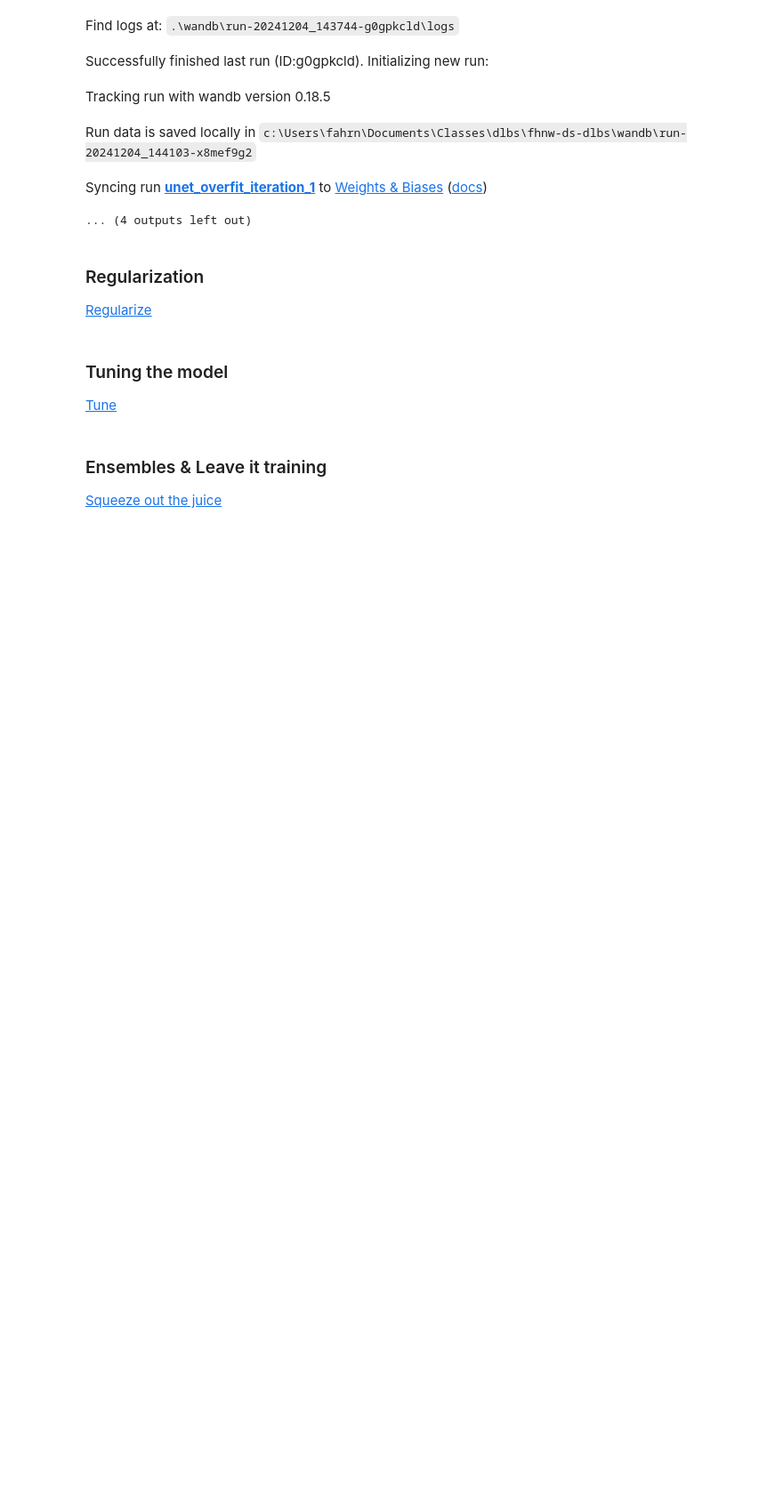
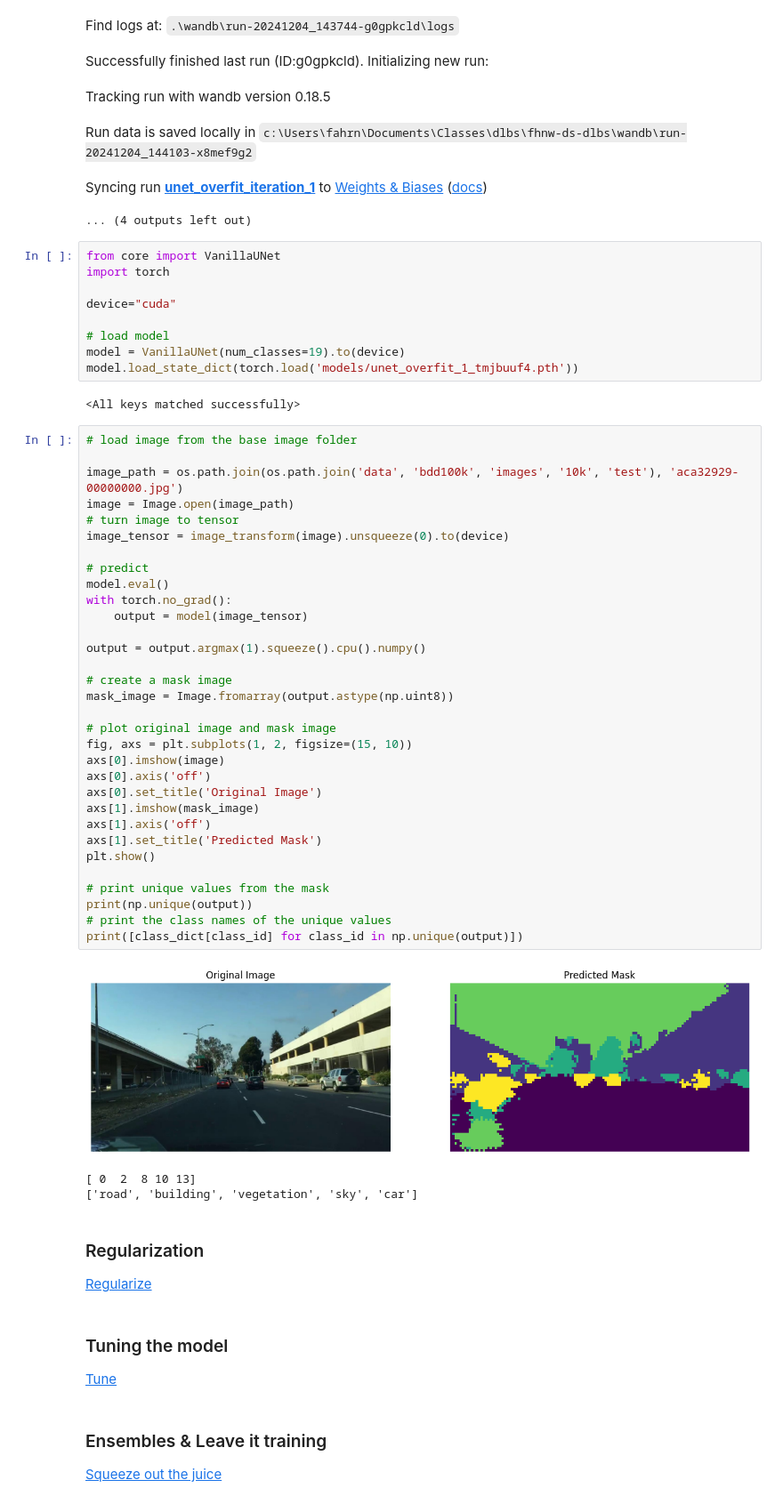
Before and after one commit to okaynils/fhnw-ds-dlbs, a Jupyter notebook: main.ipynb, the cells around one changed output. Shown at 89% size. Drawn from its saved outputs; the diff is of its cells as text; blank space fills up the shorter version.

```diff
--- a/main.ipynb
+++ b/main.ipynb
@@ -432,6 +508,53 @@ Tracking run with wandb version 0.18.5
 Run data is saved locally in c:\Users\fahrn\Documents\Classes\dlbs\fhnw-ds-dlbs\wandb\run-20241204_144103-x8mef9g2
 Syncing run unet_overfit_iteration_1 to Weights & Biases (docs)
 ... (4 outputs left out)
+# %%
+from core import VanillaUNet
+import torch
+
+device="cuda"
+
+# load model
+model = VanillaUNet(num_classes=19).to(device)
+model.load_state_dict(torch.load('models/unet_overfit_1_tmjbuuf4.pth'))
+# %% [output]
+<All keys matched successfully>
+# %%
+# load image from the base image folder
+
+image_path = os.path.join(os.path.join('data', 'bdd100k', 'images', '10k', 'test'), 'aca32929-00000000.jpg')
+image = Image.open(image_path)
+# turn image to tensor
+image_tensor = image_transform(image).unsqueeze(0).to(device)
+
+# predict
+model.eval()
+with torch.no_grad():
+    output = model(image_tensor)
+
+output = output.argmax(1).squeeze().cpu().numpy()
+
+# create a mask image
+mask_image = Image.fromarray(output.astype(np.uint8))
+
+# plot original image and mask image
+fig, axs = plt.subplots(1, 2, figsize=(15, 10))
+axs[0].imshow(image)
+axs[0].axis('off')
+axs[0].set_title('Original Image')
+axs[1].imshow(mask_image)
+axs[1].axis('off')
+axs[1].set_title('Predicted Mask')
+plt.show()
+
+# print unique values from the mask
+print(np.unique(output))
+# print the class names of the unique values
+print([class_dict[class_id] for class_id in np.unique(output)])
+# %% [output]
+[figure, added]
+[ 0  2  8 10 13]
+['road', 'building', 'vegetation', 'sky', 'car']
 # %% [markdown]
 ### Regularization
 
```
Also changed, not shown: parts of 10 cells of this notebook, 14 other files.
